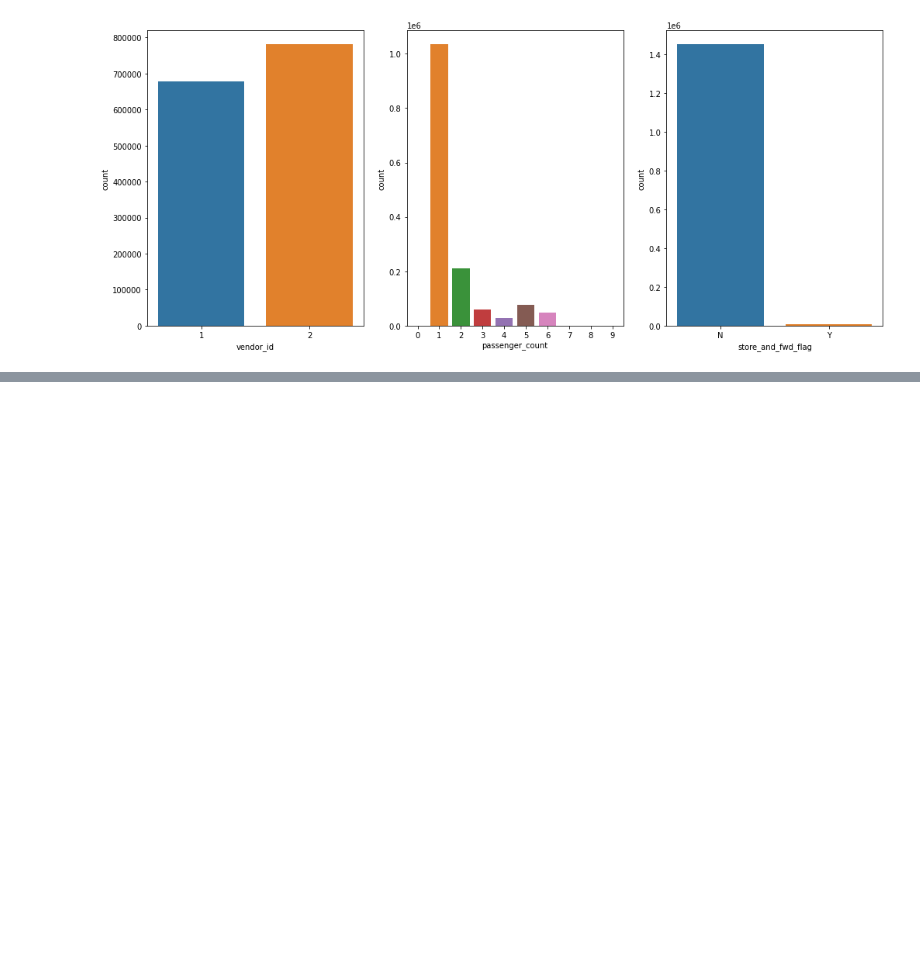
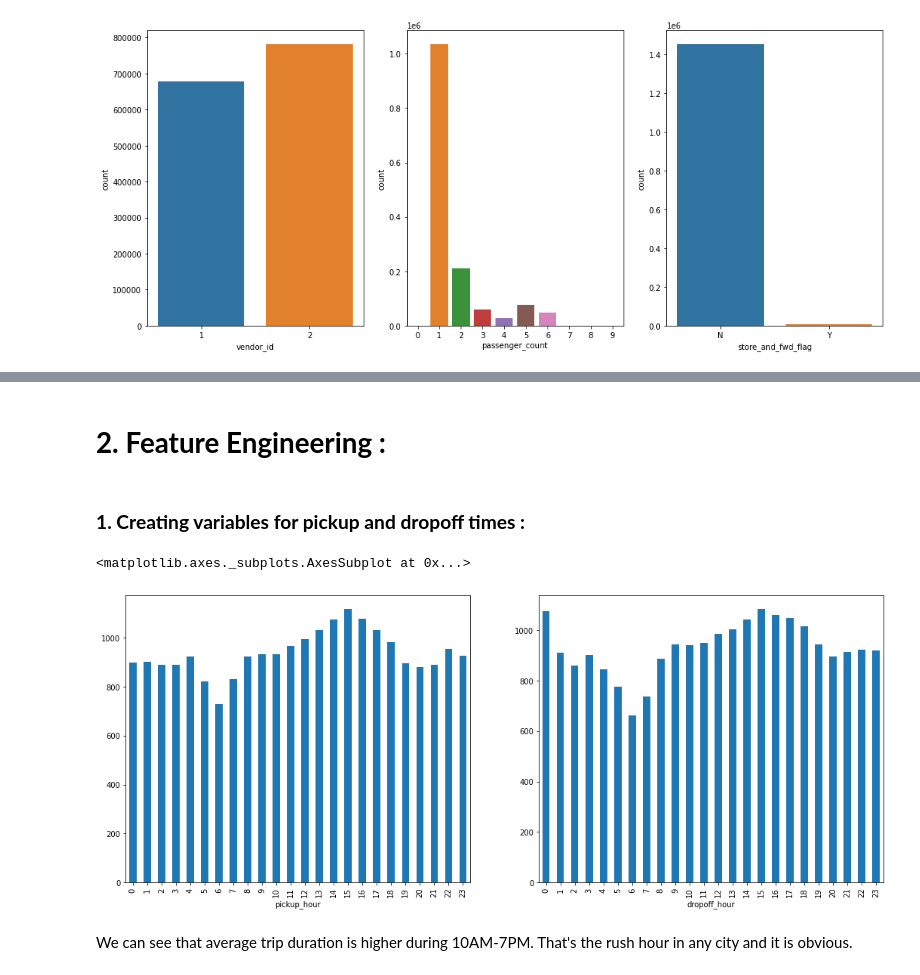
Before and after one commit to Subhajit53/NYC-Taxi-Trip-Time-Prediction, a Jupyter notebook: NYC_Taxi_Trip_Time_Prediction_Colab_Notebook.ipynb, the cells around one changed output, grey strips where cells are left out. Cells and saved outputs as stored; diff of their text form; code cells hidden in the pictures; blank space fills up the shorter version.

```diff
--- a/NYC_Taxi_Trip_Time_Prediction_Colab_Notebook.ipynb
+++ b/NYC_Taxi_Trip_Time_Prediction_Colab_Notebook.ipynb
@@ -205,0 +218,3 @@ sns.countplot(data = taxi_df, x = 'store_and_fwd_flag')
+# %%
+# Deleting rows with 0 passenger count
+taxi_df = taxi_df[taxi_df['passenger_count'] != 0]
@@ -205,0 +223,28 @@ sns.countplot(data = taxi_df, x = 'store_and_fwd_flag')
+# %% [markdown]
+# **2. Feature Engineering :**
+# %% [markdown]
+### **1. Creating variables for pickup and dropoff times :**
+# %%
+# Extracting hours from pickup and dropoff datetime
+taxi_df['pickup_hour'] = taxi_df['pickup_datetime'].dt.hour
+taxi_df['dropoff_hour'] = taxi_df['dropoff_datetime'].dt.hour
+# %%
+# Extracting days from pickup and dropoff datetime
+taxi_df['pickup_day'] = taxi_df['pickup_datetime'].dt.day_name()
+taxi_df['dropoff_day'] = taxi_df['dropoff_datetime'].dt.day_name()
+# %%
+# Extracting months from pickup and dropoff datetime
+taxi_df['pickup_month'] = taxi_df['pickup_datetime'].dt.month
+taxi_df['dropoff_month'] = taxi_df['dropoff_datetime'].dt.month
+# %%
+# Now let's see how the average trip duration changes during the day
+plt.figure(figsize = (18,7))
+plt.subplot(1,2,1)
+taxi_df.groupby('pickup_hour')['trip_duration'].mean().plot(kind = 'bar')
+plt.subplot(1,2,2)
+taxi_df.groupby('dropoff_hour')['trip_duration'].mean().plot(kind = 'bar')
+# %% [output]
+<matplotlib.axes._subplots.AxesSubplot at 0x...>
+[figure, added]
+# %% [markdown]
+We can see that average trip duration is higher during 10AM-7PM. That's the rush hour in any city and it is obvious.
```
Also changed, not shown: parts of 74 cells of this notebook.
